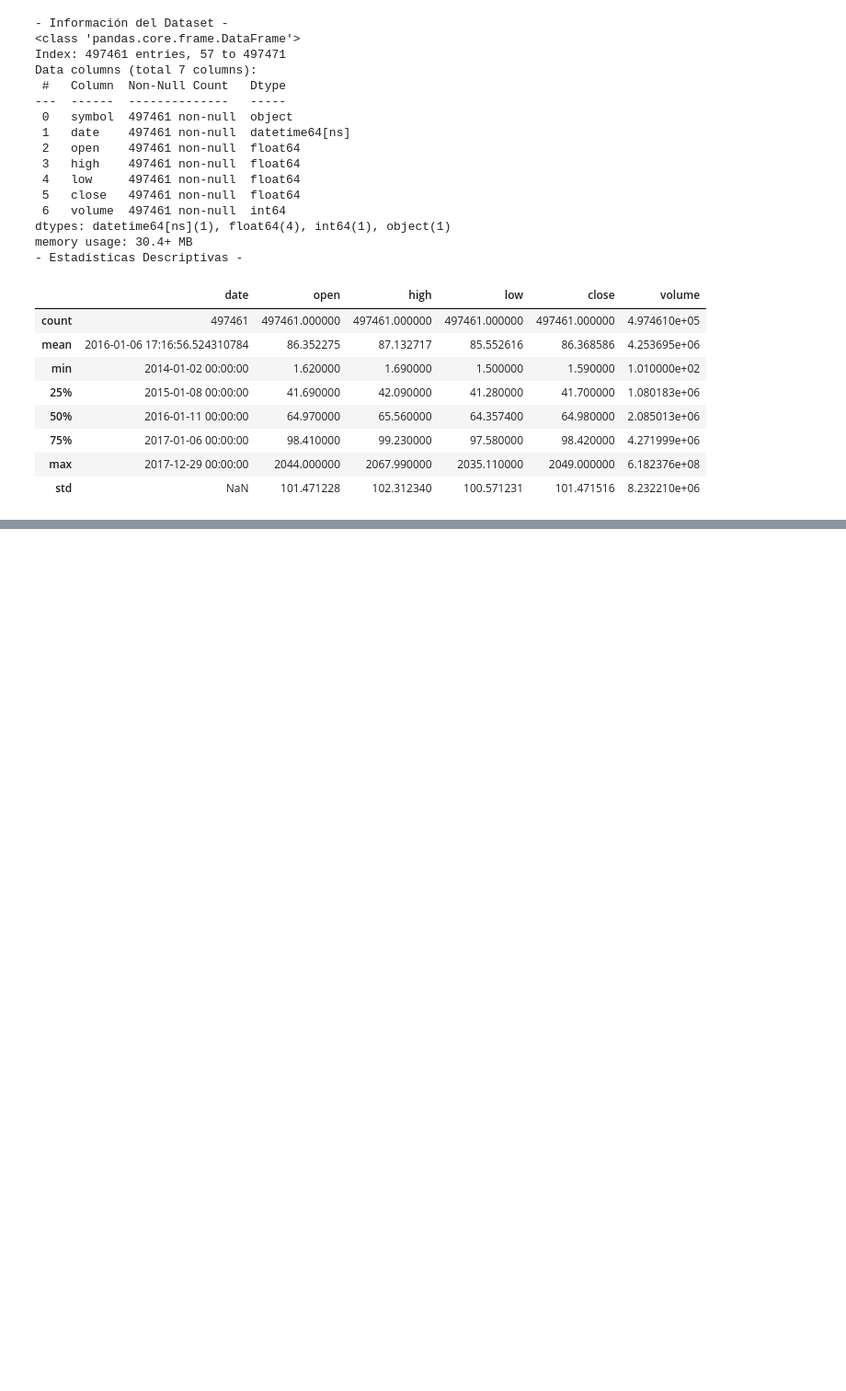
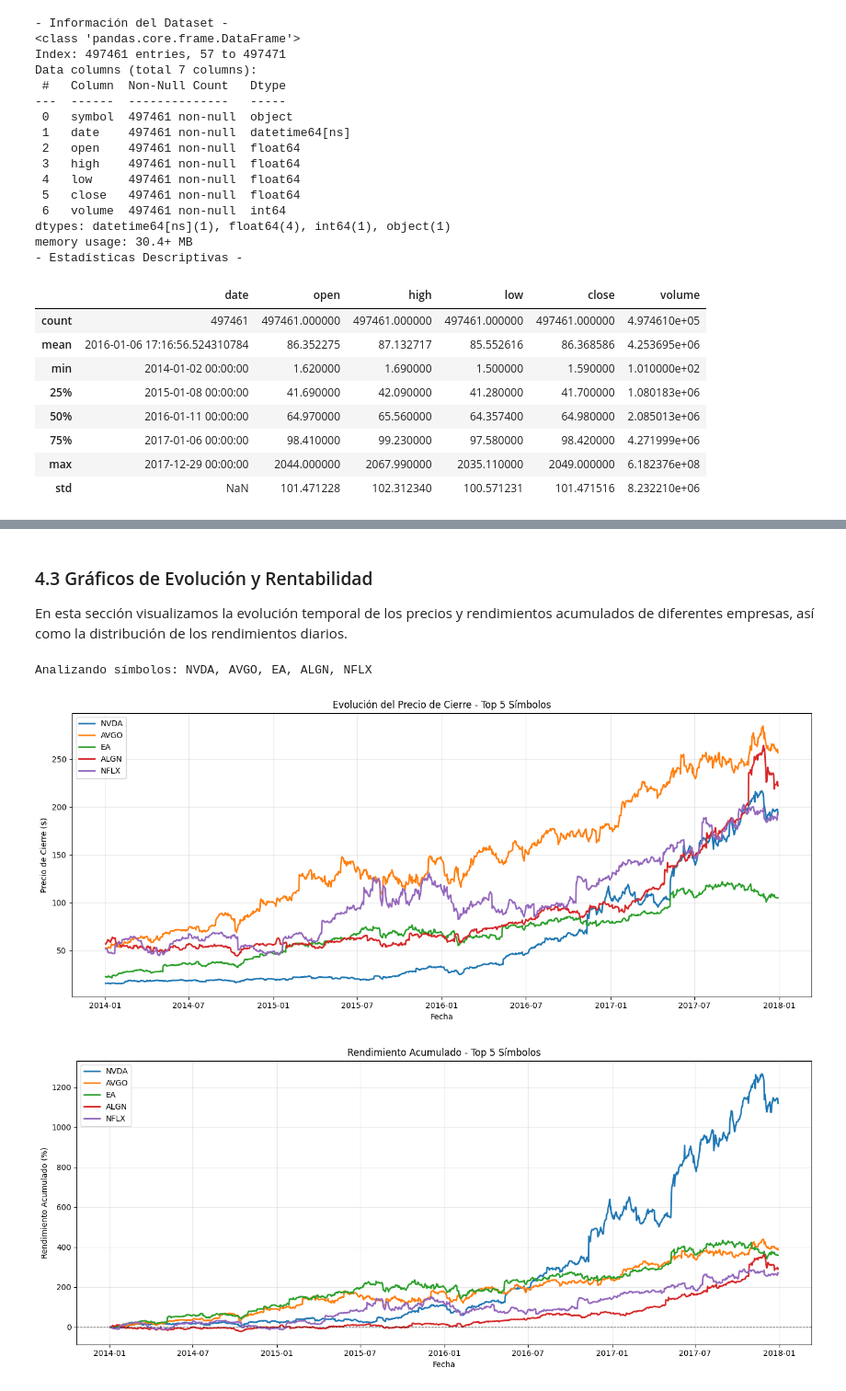
Before and after one commit to JohnHeSaFe/sp500-analysis-python, a Jupyter notebook: notebooks/analisis_sp500.ipynb, the cells around one changed output, grey strips where cells are left out. Shown at 92% size. Drawn from its saved outputs; the diff is of its cells as text; code cells hidden in the pictures; blank space fills up the shorter version.

```diff
--- a/notebooks/analisis_sp500.ipynb
+++ b/notebooks/analisis_sp500.ipynb
@@ -134,0 +157,41 @@ mean_volume: 4253694.672418541
+# %% [markdown]
+### 4.3 Gráficos de Evolución y Rentabilidad
+
+En esta sección visualizamos la evolución temporal de los precios y rendimientos acumulados de diferentes empresas, así como la distribución de los rendimientos diarios.
+# %%
+# Seleccionar 5 símbolos para comparar su evolución
+top_symbols = summary.head(5)['symbol'].values
+print(f"Analizando símbolos: {', '.join(top_symbols)}")
+
+# Gráfica de evolución del precio de cierre
+plt.figure(figsize=(14, 6))
+for symbol in top_symbols:
+    df_symbol = df[df['symbol'] == symbol].sort_values('date')
+    plt.plot(df_symbol['date'], df_symbol['close'], label=symbol, linewidth=2)
+
+plt.xlabel('Fecha')
+plt.ylabel('Precio de Cierre ($)')
+plt.title('Evolución del Precio de Cierre - Top 5 Símbolos')
+plt.legend()
+plt.grid(alpha=0.3)
+plt.tight_layout()
+plt.show()
+
+# Gráfica de rendimiento acumulado
+plt.figure(figsize=(14, 6))
+for symbol in top_symbols:
+    df_symbol = df[df['symbol'] == symbol].sort_values('date')
+    plt.plot(df_symbol['date'], df_symbol['return_cumulative'], label=symbol, linewidth=2)
+
+plt.xlabel('Fecha')
+plt.ylabel('Rendimiento Acumulado (%)')
+plt.title('Rendimiento Acumulado - Top 5 Símbolos')
+plt.legend()
+plt.grid(alpha=0.3)
+plt.axhline(y=0, color='black', linestyle='--', linewidth=0.8)
+plt.tight_layout()
+plt.show()
+# %% [output]
+Analizando símbolos: NVDA, AVGO, EA, ALGN, NFLX
+[figure, added]
+[figure, added]
```
Also changed, not shown: parts of 29 cells of this notebook, 1 other file.
